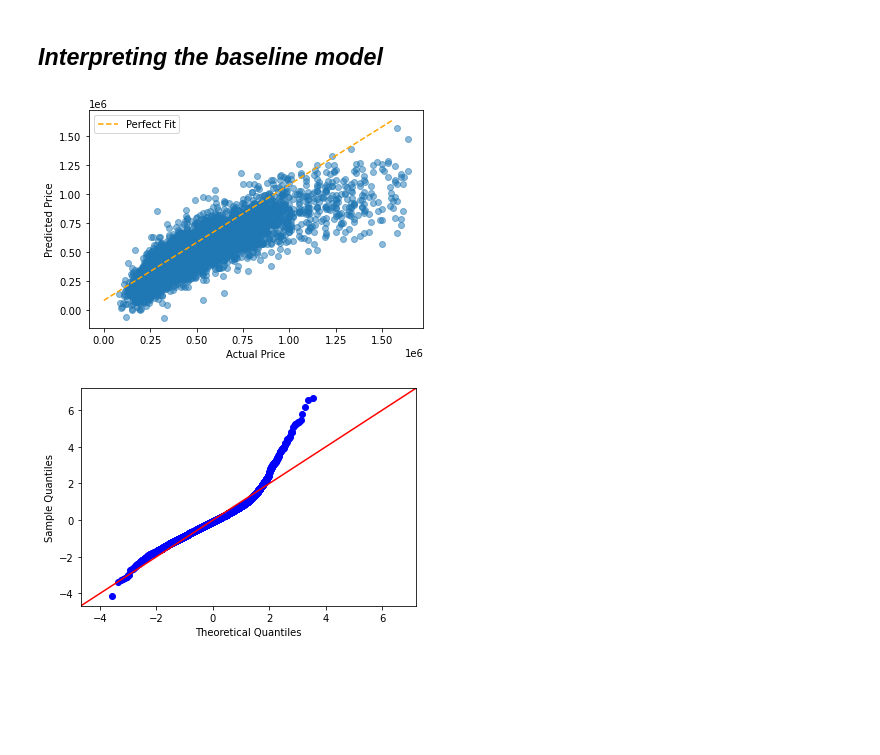
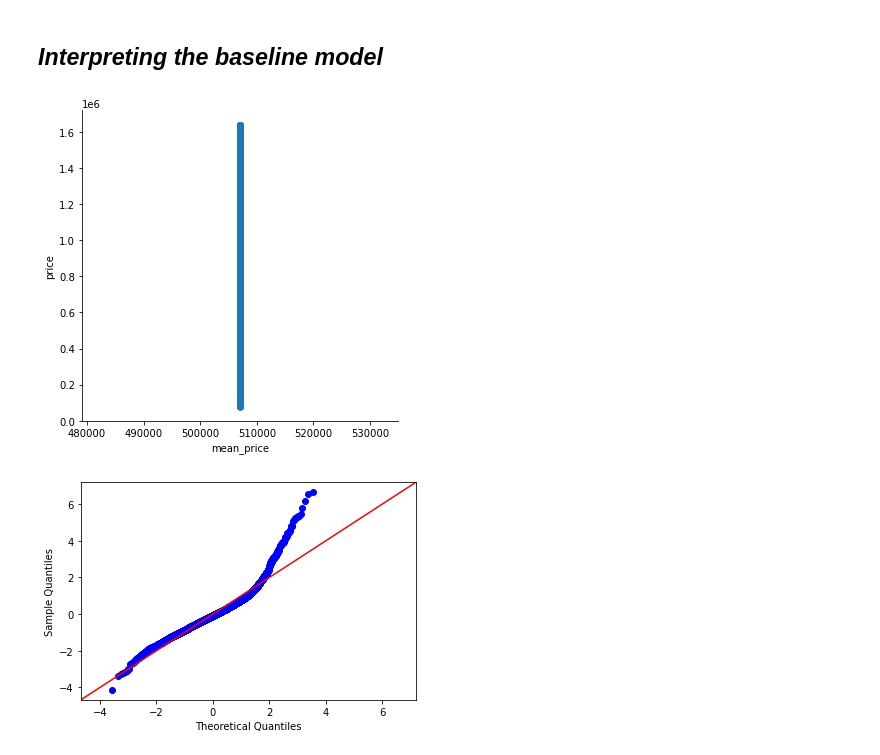
Before and after one commit to cyborgsage/kingco-realestate, a Jupyter notebook: doug_index.ipynb, the cells around one changed output. Cells and saved outputs as stored; diff of their text form; code cells hidden in the pictures; blank space fills up the shorter version.

```diff
--- a/doug_index.ipynb
+++ b/doug_index.ipynb
@@ -189,19 +169,12 @@ dummy_regr.score(baseline_X_test_scaled, baseline_y_test)
 -0.0006578942651938036
 # %% [markdown]
 ## *Interpreting the baseline model*
-# %%
-#LINEARITY
-preds = baseline_model.predict(baseline_X_test_scaled)
-fig, ax = plt.subplots()
-
-perfect_line = np.arange(baseline_y_test.min(), baseline_y_test.max())
-ax.plot(perfect_line, linestyle="--", color="orange", label="Perfect Fit")
-ax.scatter(baseline_y_test, preds, alpha=0.5)
-ax.set_xlabel("Actual Price")
-ax.set_ylabel("Predicted Price")
-ax.legend();
-# %% [output]
-[figure, removed]
+# %%
+#LINEARITY
+df['mean_price']=df['price'].mean()
+sns.lmplot(x='mean_price', y='price', data=df);
+# %% [output]
+[figure, added]
 # %%
 #NORMALITY
 import scipy.stats as stats
```
Also changed, not shown: parts of 82 cells of this notebook.
